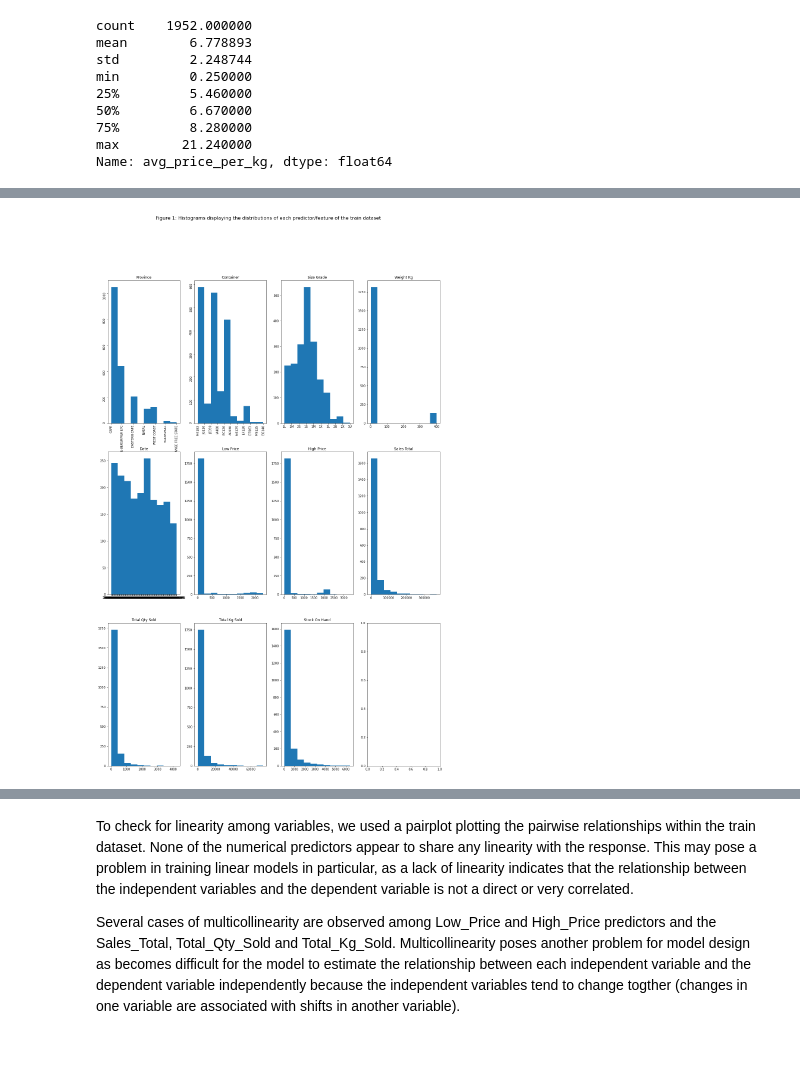
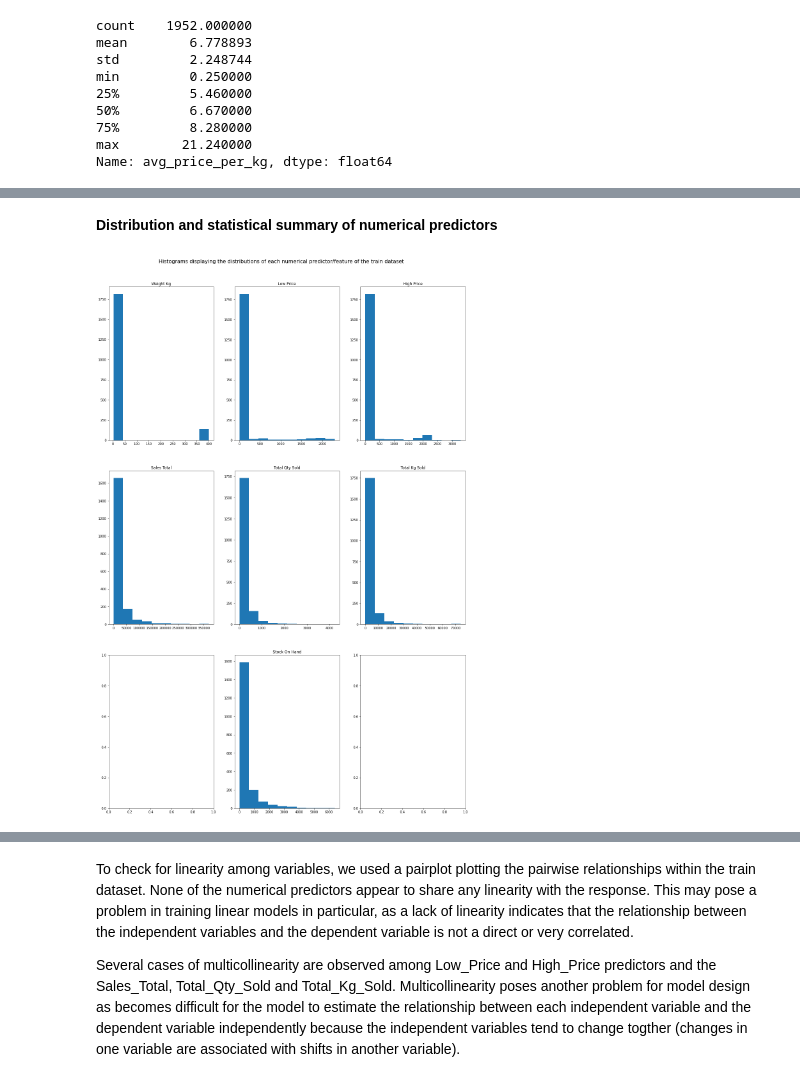
Before and after one commit to Peniel26/regression_JM1_DSFT, a Jupyter notebook: Adv Regression.ipynb, the cells around one changed output, grey strips where cells are left out. Saved outputs shown, nothing was run; the diff lists cells and outputs as text; code cells hidden in the pictures; blank space fills up the shorter version.

Commit message:
Final Notebook
Please check and let me know anything that needs to be changed or added

```diff
--- a/Adv Regression.ipynb
+++ b/Adv Regression.ipynb
@@ -221,43 +233,31 @@ The statistical insight into the response variable further summarizes its distri
+# %% [markdown]
+**Distribution and statistical summary of numerical predictors**
 # %%
-# checking distribution of each predictor
-fig, ax = plt.subplots(3,4, figsize=(20,30))
+# checking distribution of each numerical predictor
+fig, ax = plt.subplots(3,3, figsize=(20,30))
 
-ax[0, 0].hist(train['Province'])
-ax[0, 0].set_title('Province')
-ax[0, 0].tick_params(labelrotation=90)
+ax[0, 0].hist(train['Weight_Kg'])
+ax[0, 0].set_title('Weight Kg')
 
-ax[0, 1].hist(train['Container'])
-ax[0, 1].set_title('Container')
-ax[0, 1].tick_params(labelrotation=90)
+ax[0, 1].hist(train['Low_Price'])
+ax[0, 1].set_title('Low Price')
 
-ax[0, 2].hist(train['Size_Grade'])
-ax[0, 2].set_title('Size Grade')
+ax[0, 2].hist(train['High_Price'])
+ax[0, 2].set_title('High Price')
 
-ax[0, 3].hist(train['Weight_Kg'])
-ax[0, 3].set_title('Weight Kg')
+ax[1, 0].hist(train['Sales_Total'])
+ax[1, 0].set_title('Sales Total')
 
-ax[1, 0].hist(train['Date'])
-ax[1, 0].set_title('Date')
+ax[1, 1].hist(train['Total_Qty_Sold'])
+ax[1, 1].set_title('Total Qty Sold')
 
-ax[1, 1].hist(train['Low_Price'])
-ax[1, 1].set_title('Low Price')
+ax[1, 2].hist(train['Total_Kg_Sold'])
+ax[1, 2].set_title('Total Kg Sold')
 
-ax[1, 2].hist(train['High_Price'])
-ax[1, 2].set_title('High Price')
+ax[2, 1].hist(train['Stock_On_Hand'])
+ax[2, 1].set_title('Stock On Hand')
 
-ax[1, 3].hist(train['Sales_Total'])
-ax[1, 3].set_title('Sales Total')
-
-ax[2, 0].hist(train['Total_Qty_Sold'])
-ax[2, 0].set_title('Total Qty Sold')
-
-ax[2, 1].hist(train['Total_Kg_Sold'])
-ax[2, 1].set_title('Total Kg Sold')
-
-ax[2, 2].hist(train['Stock_On_Hand'])
-ax[2, 2].set_title('Stock On Hand')
-
-fig.suptitle('Figure 1: Histograms displaying the distributions of each predictor/feature of the train dataset', fontsize=16)
+fig.suptitle('Histograms displaying the distributions of each numerical predictor/feature of the train dataset', y= 0.92, fontsize=16)
 plt.show()
 # %% [output]
-[figure, old version]
+[figure, new version]
```
Also changed, not shown: parts of 86 cells of this notebook, 1 other file.
